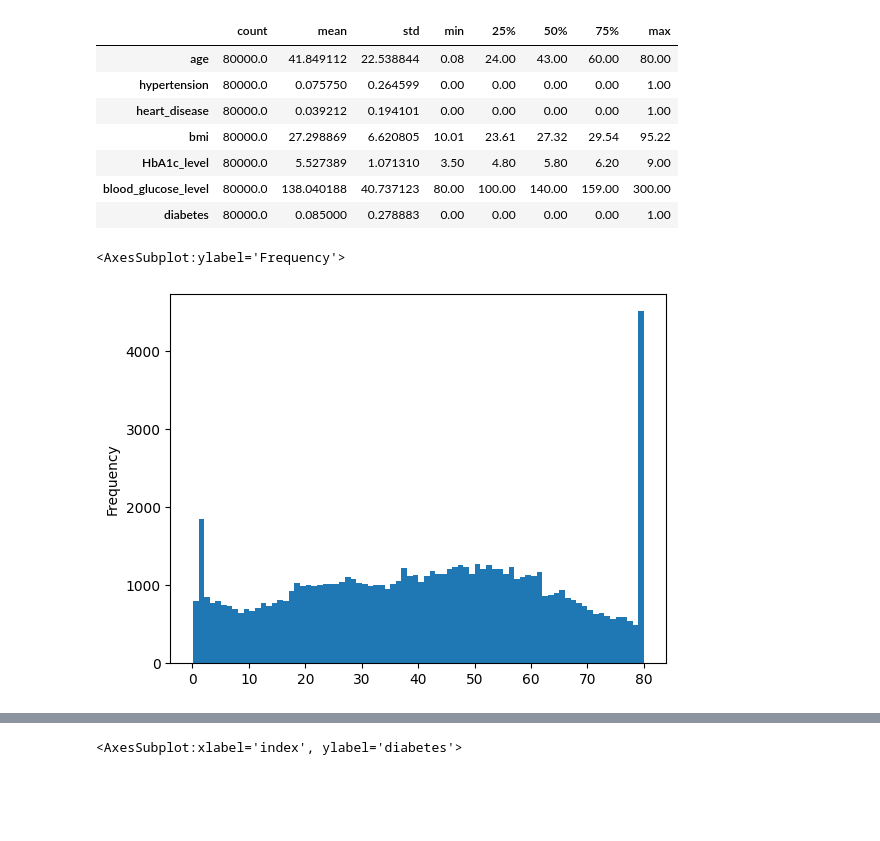
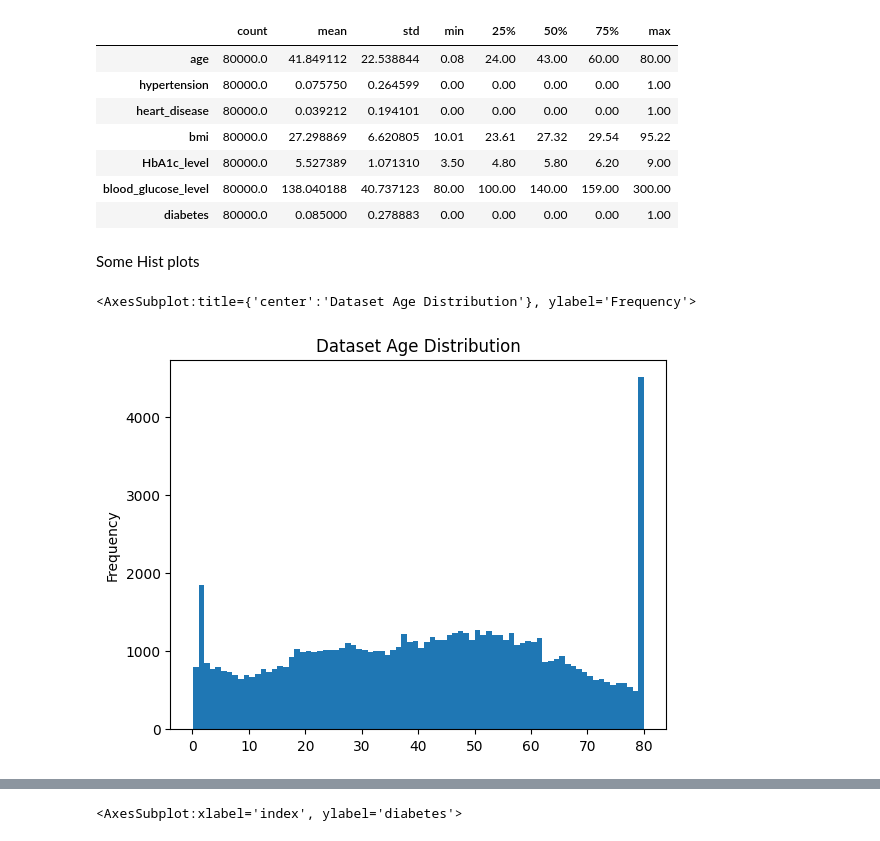
Before and after one commit to leslie-zi-pan/diabetes-prediction, a Jupyter notebook: notebooks/2.0-lp-exploratory-data-analysis.ipynb, the cells around one changed output, grey strips where cells are left out. Saved outputs shown, nothing was run; the diff lists cells and outputs as text; code cells hidden in the pictures; blank space fills up the shorter version.

```diff
--- a/notebooks/2.0-lp-exploratory-data-analysis.ipynb
+++ b/notebooks/2.0-lp-exploratory-data-analysis.ipynb
@@ -79,8 +79,10 @@ df.describe().transpose()
 | HbA1c_level | 80000.0 | 5.527389 | 1.071310 | 3.50 | 4.80 | 5.80 | 6.20 | 9.00 |
 | blood_glucose_level | 80000.0 | 138.040188 | 40.737123 | 80.00 | 100.00 | 140.00 | 159.00 | 300.00 |
 | diabetes | 80000.0 | 0.085000 | 0.278883 | 0.00 | 0.00 | 0.00 | 0.00 | 1.00 |
+# %% [markdown]
+Some Hist plots
 # %%
-df["age"].plot(kind="hist", bins=80)
+df["age"].plot(kind="hist", bins=80, title="Dataset Age Distribution")
 # %% [output]
-<AxesSubplot:ylabel='Frequency'>
+<AxesSubplot:title={'center':'Dataset Age Distribution'}, ylabel='Frequency'>
-[figure, old version]
+[figure, new version]
```
Also changed, not shown: parts of 13 cells of this notebook.
